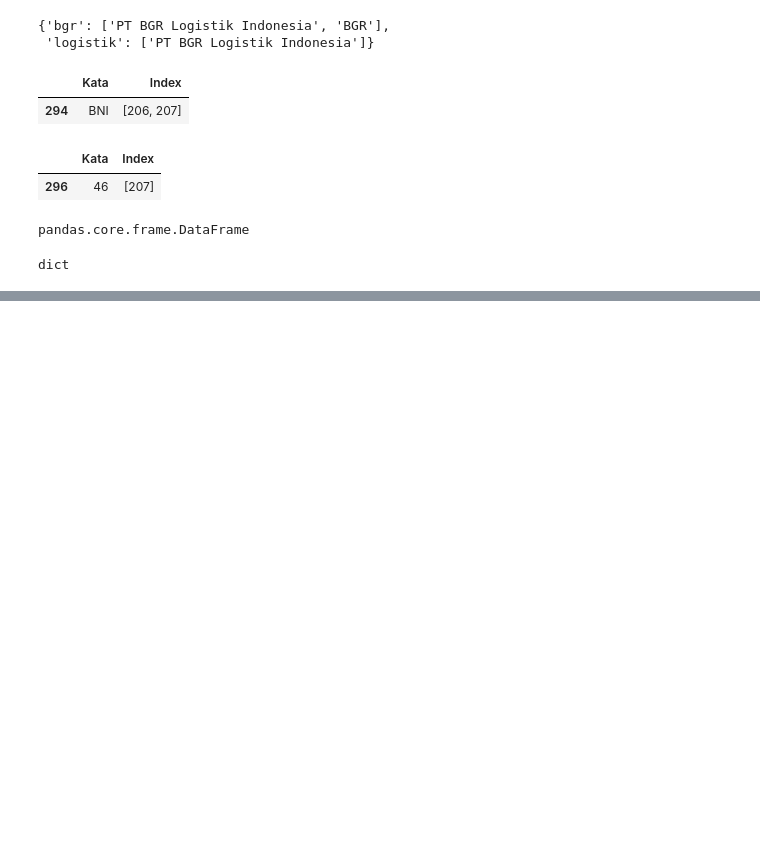
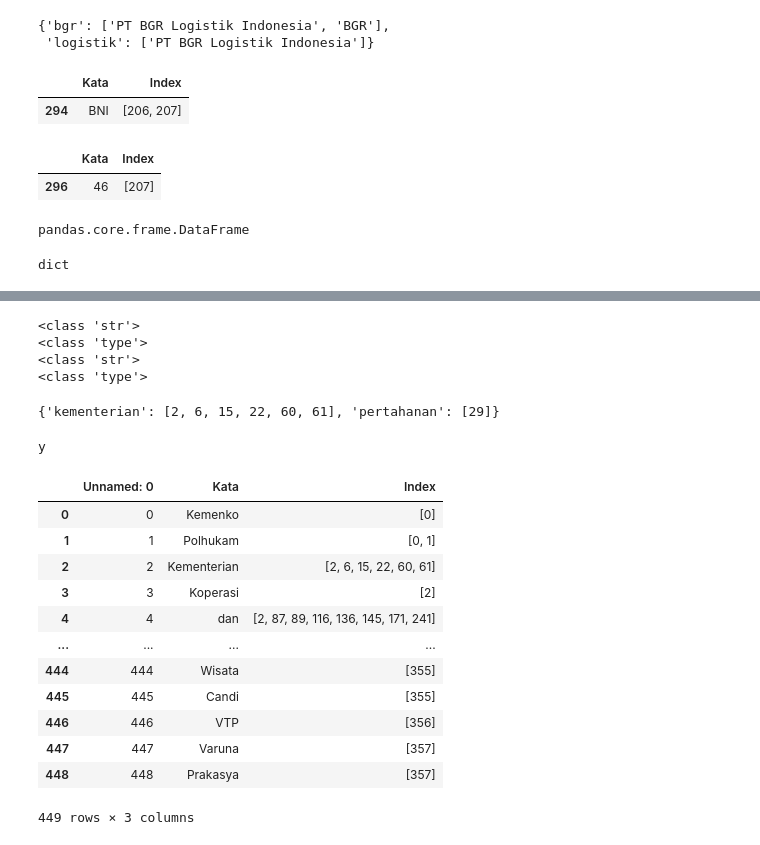
Before and after one commit to TheSecret3003/KPK-IE, a Jupyter notebook: indexing/Scrapbook.ipynb, the cells around one changed output, grey strips where cells are left out. Drawn from its saved outputs; the diff is of its cells as text; code cells hidden in the pictures; blank space fills up the shorter version.

```diff
--- a/indexing/Scrapbook.ipynb
+++ b/indexing/Scrapbook.ipynb
@@ -127,0 +193,43 @@ dict
+# %%
+nama = 'kementerian pertahanan'.split()
+idxCand = {}
+for word in nama:
+    try:
+        print(type(it[it['Kata'].str.lower()==word.lower()]['Index'].iloc[0]))
+        indexes = ast.literal_eval(it[it['Kata'].str.lower()==word.lower()]['Index'].iloc[0])
+        print(type(type(indexes)))
+        idxCand[word] = indexes
+    except:
+        continue
+# %% [output]
+<class 'str'>
+<class 'type'>
+<class 'str'>
+<class 'type'>
+# %%
+idxCand
+# %% [output]
+{'kementerian': [2, 6, 15, 22, 60, 61], 'pertahanan': [29]}
+# %%
+if type(idxCand['kementerian']) == list:
+    print('y')
+# %% [output]
+y
+# %%
+index_table = pd.read_csv('https://raw.githubusercontent.com/intanq/data/main/index_table.csv?token=GHSAT0AAAAAAB2WBQULCZ2J23LMDWXOAE5GY3UEX6A')
+# %%
+index_table
+# %% [output]
+|  | Unnamed: 0 | Kata | Index |
+| 0 | 0 | Kemenko | [0] |
+| 1 | 1 | Polhukam | [0, 1] |
+| 2 | 2 | Kementerian | [2, 6, 15, 22, 60, 61] |
+| 3 | 3 | Koperasi | [2] |
+| 4 | 4 | dan | [2, 87, 89, 116, 136, 145, 171, 241] |
+| ... | ... | ... | ... |
+| 444 | 444 | Wisata | [355] |
+| 445 | 445 | Candi | [355] |
+| 446 | 446 | VTP | [356] |
+| 447 | 447 | Varuna | [357] |
+| 448 | 448 | Prakasya | [357] |
+449 rows × 3 columns
```
Also changed, not shown: parts of 22 cells of this notebook.
